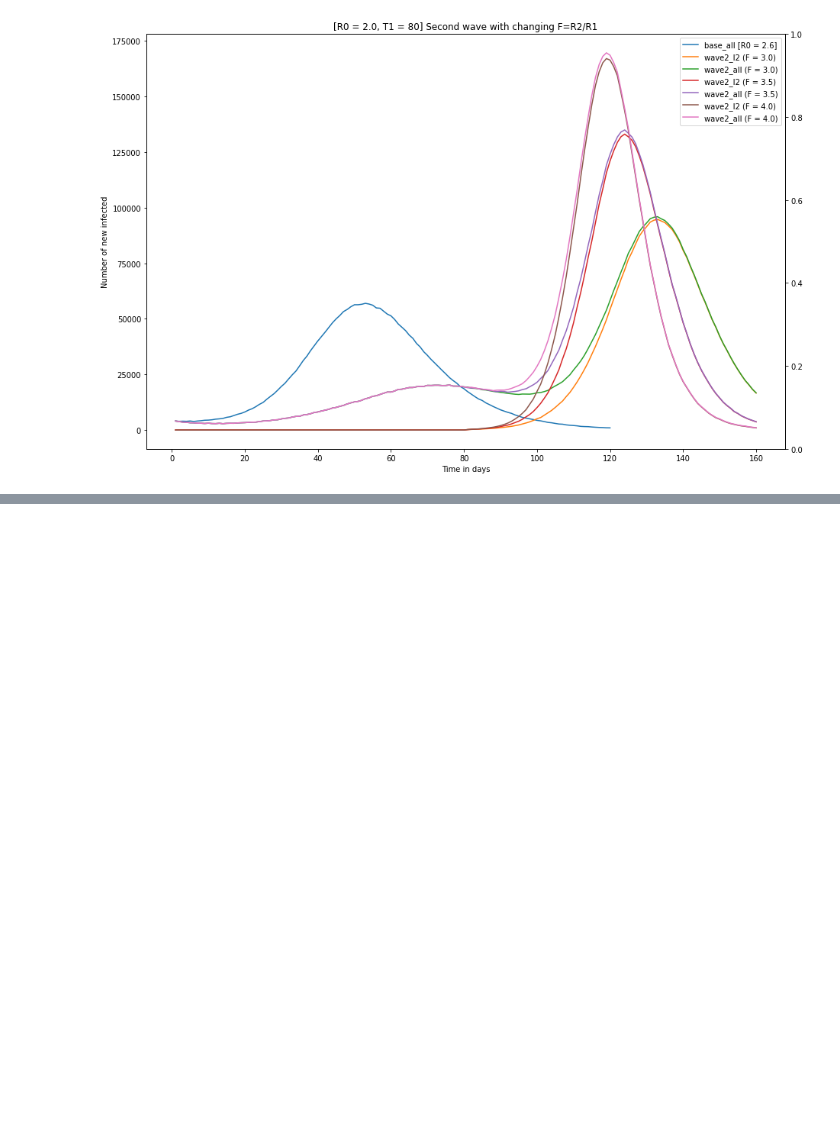
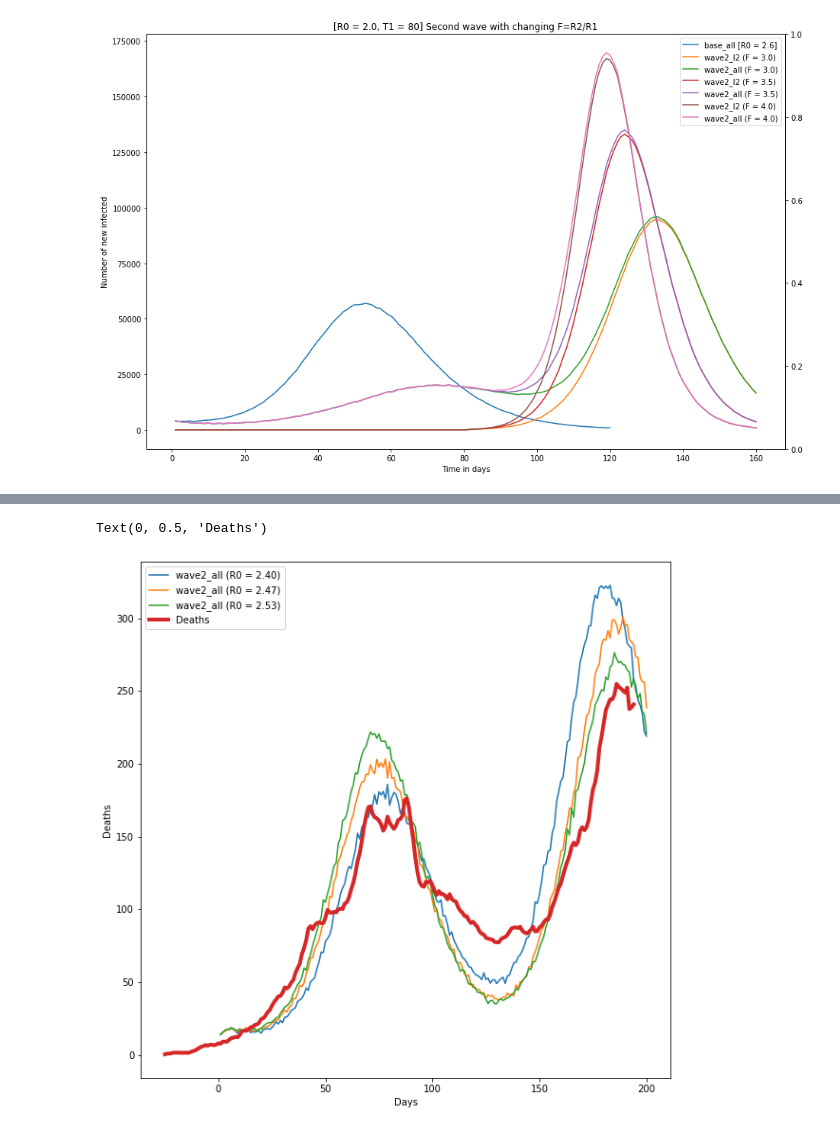
Before and after one commit to kolokcse/covid19-santiago, a Jupyter notebook: code/hun_codes/scripts/plot_sims.ipynb, the cells around one changed output, grey strips where cells are left out. Saved outputs shown, nothing was run; the diff lists cells and outputs as text; code cells hidden in the pictures; blank space fills up the shorter version.

```diff
--- a/code/hun_codes/scripts/plot_sims.ipynb
+++ b/code/hun_codes/scripts/plot_sims.ipynb
@@ -390,0 +406,20 @@ TypeError: unhashable type: 'numpy.ndarray'
+# %%
+plt.figure(figsize=(10,10))
+measure = "second_wave/second_T1:100_F:2.5_s:0.25"
+R0 = np.linspace(2.0, 2.6, 10)
+for i in [6,7,8]:
+    death, Is, Is2 = get_inf_curve(f"../../output/{measure}/{i}.txt", death = death_ratio*10)
+    x = np.array(list(range(1, len(death)+1)))
+    #ax.plot(x, Is2, label=f"wave2_I2 (F = {F:.2f})")
+    #ax.plot(x, Is+Is2, label=f"wave2_all (F = {F:.2f})")
+    plt.plot(x, death, label=f"wave2_all (R0 = {R0[i]:.2f})")
+
+x = np.array(range(-25, 220-25))
+death_orig = np.array(all_death[181:181+220]["Hétnapos mozgóátlag"])
+lns1 = plt.plot(x, death_orig[:len(x)], label="Deaths", linewidth=4)
+plt.legend()
+plt.xlabel('Days')
+plt.ylabel("Deaths")
+# %% [output]
+Text(0, 0.5, 'Deaths')
+[figure, added]
```
Also changed, not shown: parts of 22 cells of this notebook, 4 other files.
